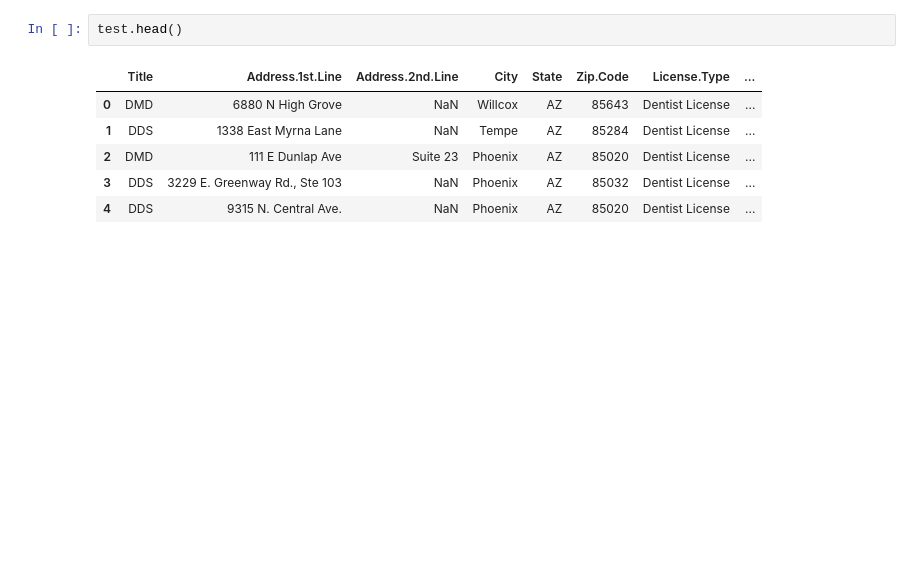
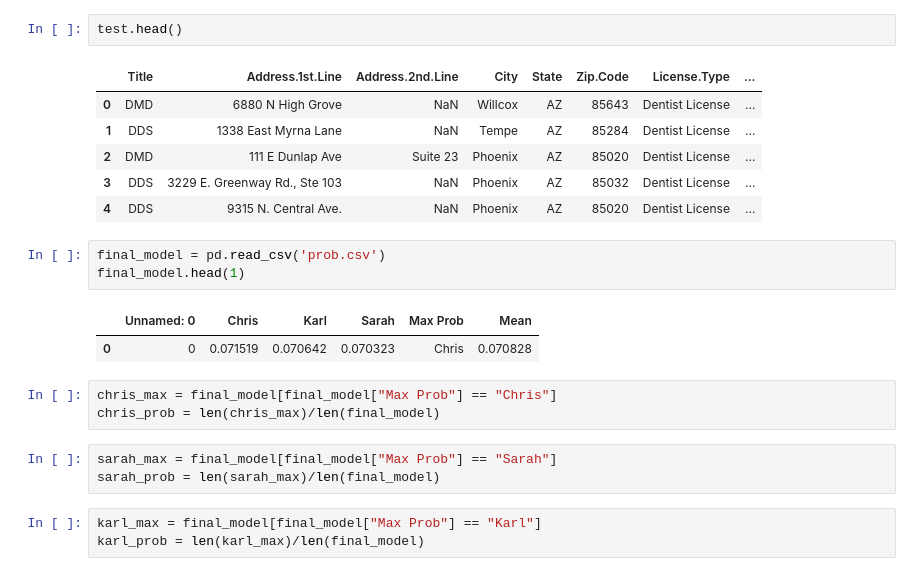
Before and after one commit to elizabethguy86/Practice_Purchase, a Jupyter notebook: david_eda_lizedits.ipynb, the cells around one changed output. Saved outputs shown, nothing was run; the diff lists cells and outputs as text; blank space fills up the shorter version.

```diff
--- a/david_eda_lizedits.ipynb
+++ b/david_eda_lizedits.ipynb
@@ -225,3 +242,18 @@ test.head()
 | 2 | DMD | 111 E Dunlap Ave | Suite 23 | Phoenix | AZ | 85020 | Dentist License | ... |
 | 3 | DDS | 3229 E. Greenway Rd., Ste 103 | NaN | Phoenix | AZ | 85032 | Dentist License | ... |
 | 4 | DDS | 9315 N. Central Ave. | NaN | Phoenix | AZ | 85020 | Dentist License | ... |
+# %%
+final_model = pd.read_csv('prob.csv')
+final_model.head(1)
+# %% [output]
+|  | Unnamed: 0 | Chris | Karl | Sarah | Max Prob | Mean |
+| 0 | 0 | 0.071519 | 0.070642 | 0.070323 | Chris | 0.070828 |
+# %%
+chris_max = final_model[final_model["Max Prob"] == "Chris"]
+chris_prob = len(chris_max)/len(final_model)
+# %%
+sarah_max = final_model[final_model["Max Prob"] == "Sarah"]
+sarah_prob = len(sarah_max)/len(final_model)
+# %%
+karl_max = final_model[final_model["Max Prob"] == "Karl"]
+karl_prob = len(karl_max)/len(final_model)
```
Also changed, not shown: parts of 4 cells of this notebook.
